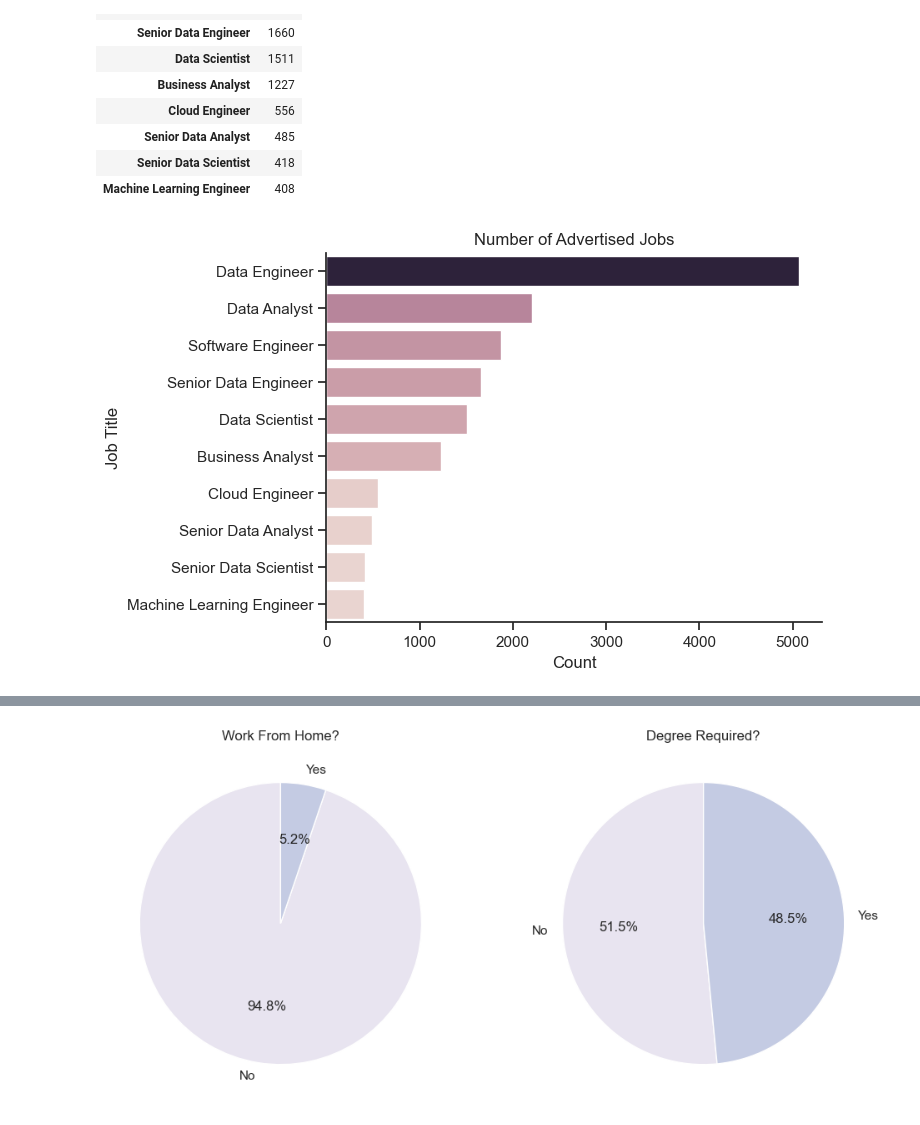
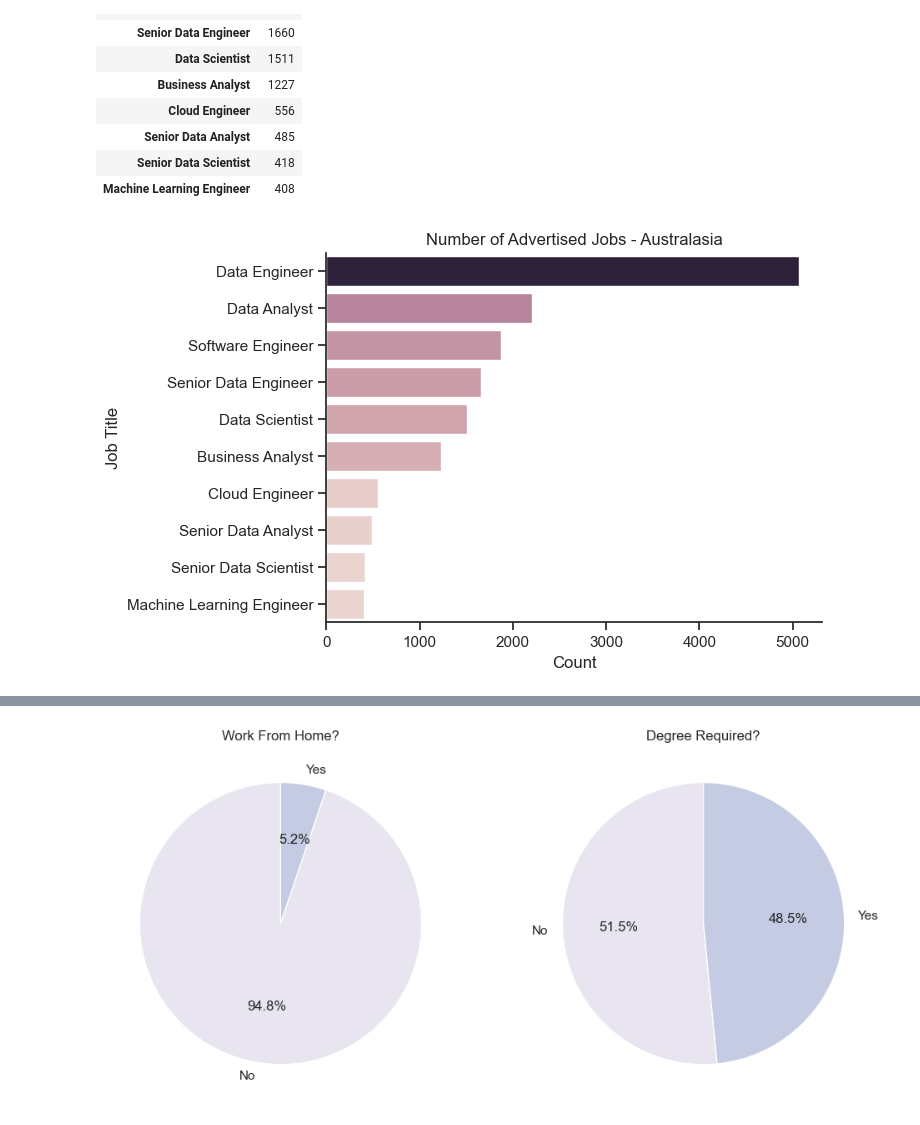
Before and after one commit to gayanadasooriya/Data-Job-Skills-Analysis-, a Jupyter notebook: python_project/job_skills_eda.ipynb, the cells around one changed output, grey strips where cells are left out. Drawn from its saved outputs; the diff is of its cells as text; code cells hidden in the pictures.

```diff
--- a/python_project/job_skills_eda.ipynb
+++ b/python_project/job_skills_eda.ipynb
@@ -153,10 +153,10 @@ job_title_counts
 # %%
 sns.set_theme(style = 'ticks')
 sns.barplot(data=job_title_counts, x='count', y='job_title_short', hue = 'count', legend = False)
 sns.despine()
 plt.xlabel("Count")
 plt.ylabel("Job Title")
-plt.title("Number of Advertised Jobs")
+plt.title("Number of Advertised Jobs - Australasia")
 plt.show()
 # %% [output]
-[figure, old version]
+[figure, new version]
```
Also changed, not shown: parts of 5 cells of this notebook, 1 other file.
